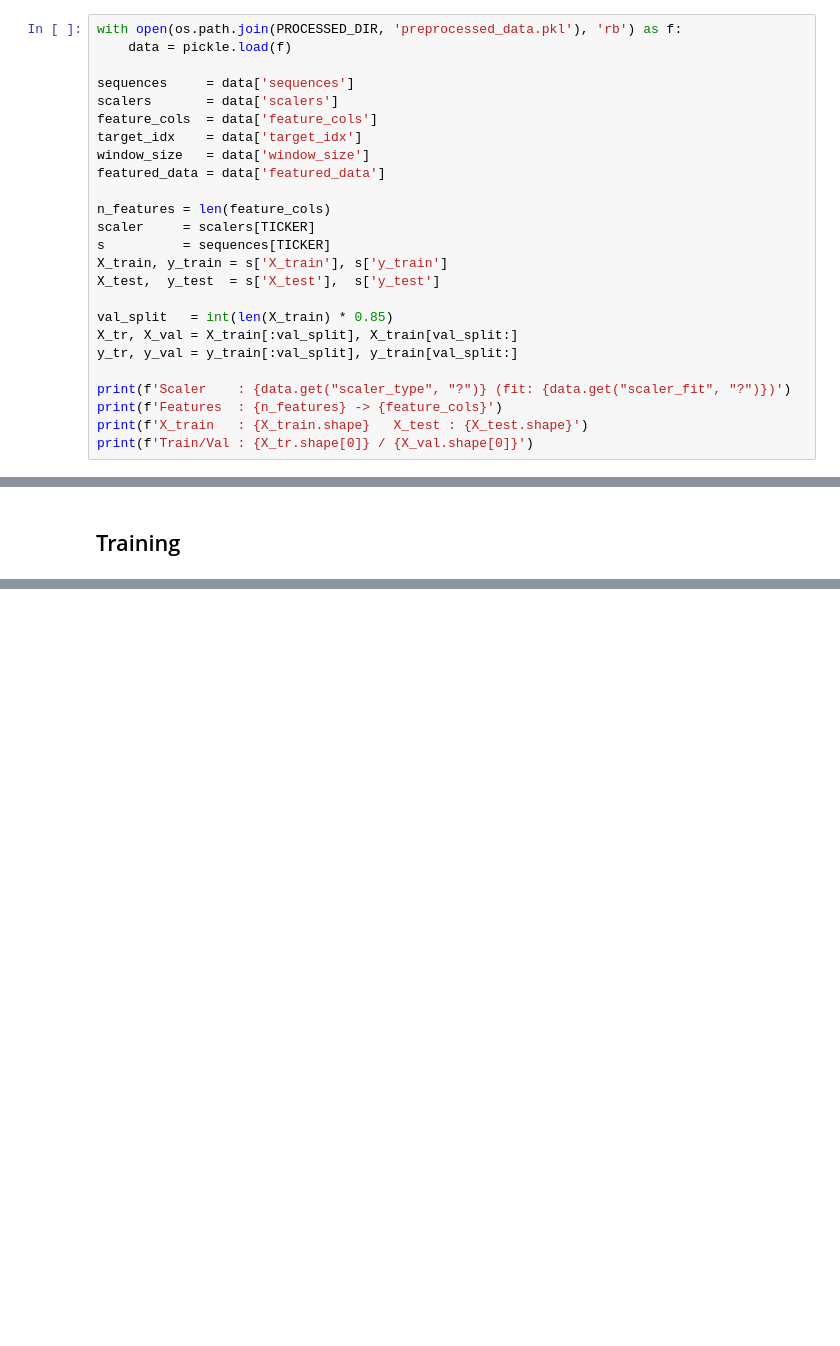
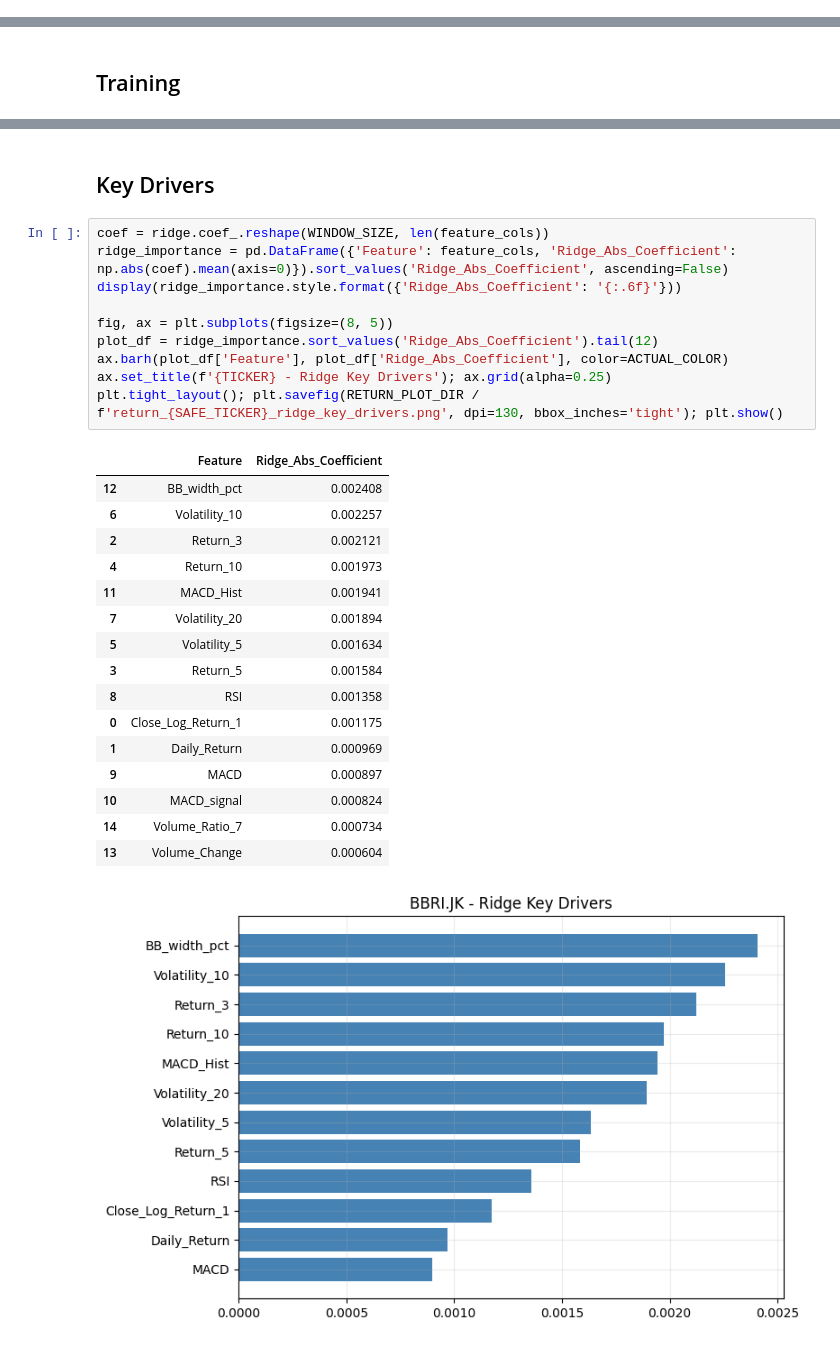
Before and after one commit to RaksaDana/RaksaDana, a Jupyter notebook: notebook/04.BBRI-Modelling-Evaluation.ipynb, the cells around one changed output, grey strips where cells are left out. Cells and saved outputs as stored; diff of their text form; blank space fills up the shorter version.

```diff
--- a/notebook/04.BBRI-Modelling-Evaluation.ipynb
+++ b/notebook/04.BBRI-Modelling-Evaluation.ipynb
@@ -49,25 +80,0 @@ TensorFlow 2.21.0   |   Ticker: BBRI.JK
-# %%
-with open(os.path.join(PROCESSED_DIR, 'preprocessed_data.pkl'), 'rb') as f:
-    data = pickle.load(f)
-
-sequences     = data['sequences']
-scalers       = data['scalers']
-feature_cols  = data['feature_cols']
-target_idx    = data['target_idx']
-window_size   = data['window_size']
-featured_data = data['featured_data']
-
-n_features = len(feature_cols)
-scaler     = scalers[TICKER]
-s          = sequences[TICKER]
-X_train, y_train = s['X_train'], s['y_train']
-X_test,  y_test  = s['X_test'],  s['y_test']
-
-val_split   = int(len(X_train) * 0.85)
-X_tr, X_val = X_train[:val_split], X_train[val_split:]
-y_tr, y_val = y_train[:val_split], y_train[val_split:]
-
-print(f'Scaler    : {data.get("scaler_type", "?")} (fit: {data.get("scaler_fit", "?")})')
-print(f'Features  : {n_features} -> {feature_cols}')
-print(f'X_train   : {X_train.shape}   X_test : {X_test.shape}')
-print(f'Train/Val : {X_tr.shape[0]} / {X_val.shape[0]}')
@@ -504,0 +847,30 @@ MLflow : mlflow ui --backend-store-uri sqlite:///c:\Users\akbar\VSCode Project\R
+# %% [markdown]
+## Key Drivers
+# %%
+coef = ridge.coef_.reshape(WINDOW_SIZE, len(feature_cols))
+ridge_importance = pd.DataFrame({'Feature': feature_cols, 'Ridge_Abs_Coefficient': np.abs(coef).mean(axis=0)}).sort_values('Ridge_Abs_Coefficient', ascending=False)
+display(ridge_importance.style.format({'Ridge_Abs_Coefficient': '{:.6f}'}))
+
+fig, ax = plt.subplots(figsize=(8, 5))
+plot_df = ridge_importance.sort_values('Ridge_Abs_Coefficient').tail(12)
+ax.barh(plot_df['Feature'], plot_df['Ridge_Abs_Coefficient'], color=ACTUAL_COLOR)
+ax.set_title(f'{TICKER} - Ridge Key Drivers'); ax.grid(alpha=0.25)
+plt.tight_layout(); plt.savefig(RETURN_PLOT_DIR / f'return_{SAFE_TICKER}_ridge_key_drivers.png', dpi=130, bbox_inches='tight'); plt.show()
+# %% [output]
+|  | Feature | Ridge_Abs_Coefficient |
+| 12 | BB_width_pct | 0.002408 |
+| 6 | Volatility_10 | 0.002257 |
+| 2 | Return_3 | 0.002121 |
+| 4 | Return_10 | 0.001973 |
+| 11 | MACD_Hist | 0.001941 |
+| 7 | Volatility_20 | 0.001894 |
+| 5 | Volatility_5 | 0.001634 |
+| 3 | Return_5 | 0.001584 |
+| 8 | RSI | 0.001358 |
+| 0 | Close_Log_Return_1 | 0.001175 |
+| 1 | Daily_Return | 0.000969 |
+| 9 | MACD | 0.000897 |
+| 10 | MACD_signal | 0.000824 |
+| 14 | Volume_Ratio_7 | 0.000734 |
+| 13 | Volume_Change | 0.000604 |
+[figure, added]
```
Also changed, not shown: parts of 67 cells of this notebook, 27 other files.
